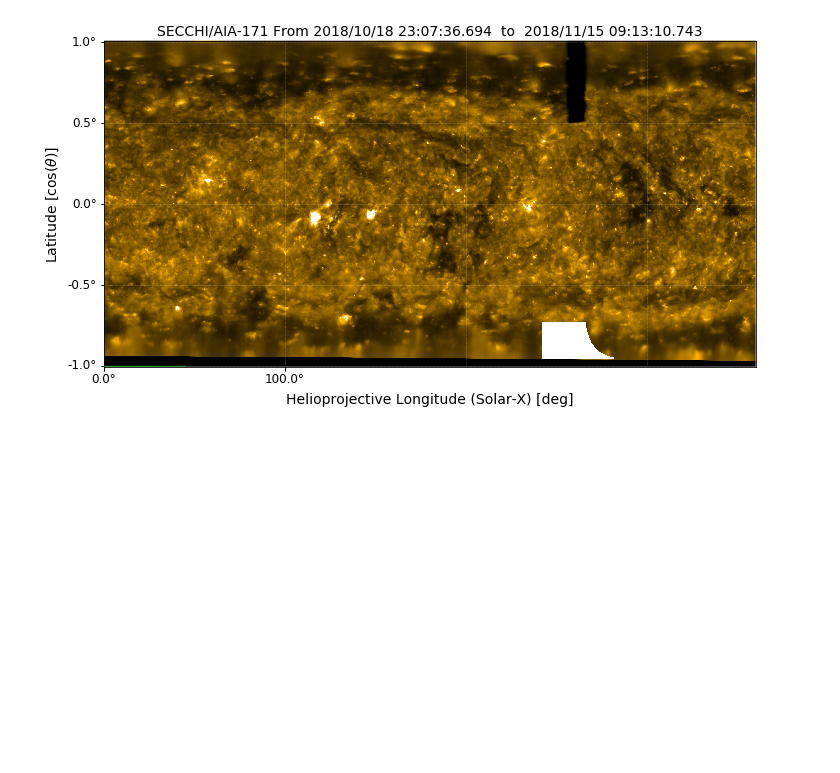
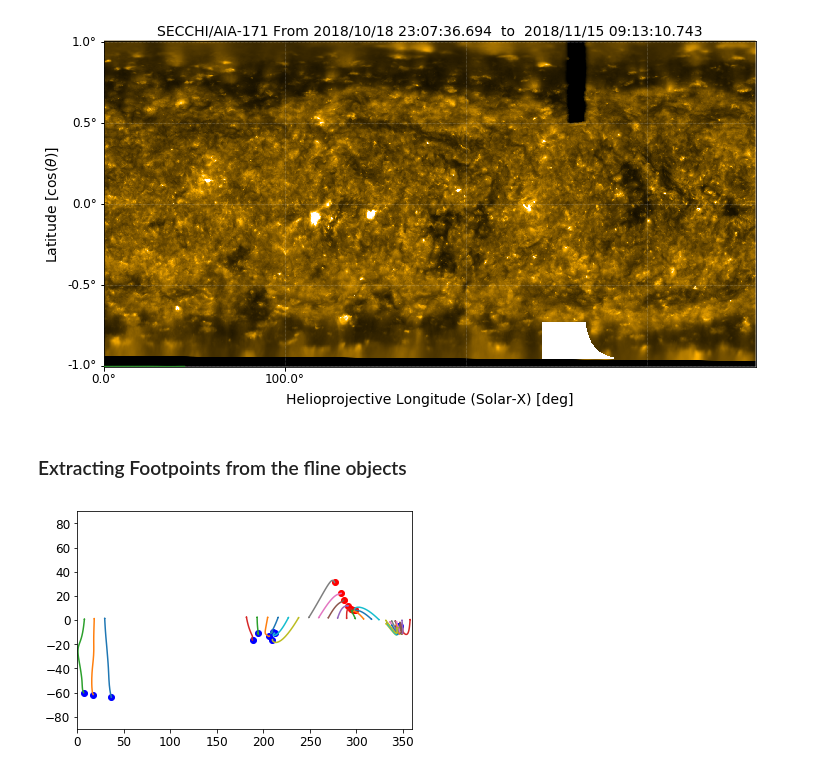
Before and after one commit to pymilo/publication-code, a Jupyter notebook: 2019-psp-connection/pfss_connection-Edited.ipynb, the cells around one changed output. Drawn from its saved outputs; the diff is of its cells as text; code cells hidden in the pictures; blank space fills up the shorter version.

Commit message:
Added lines to extract footpoint time series

```diff
--- a/2019-psp-connection/pfss_connection-Edited.ipynb
+++ b/2019-psp-connection/pfss_connection-Edited.ipynb
@@ -276,3 +280,24 @@ y = axes.coords[1]; y.set_axislabel(r"Latitude [cos($\theta$)]")
 peri_output.plot_pil(axes,colors='tab:green', linestyles='-',color="white")
 # %% [output]
 [figure]
+# %% [markdown]
+### Extracting Footpoints from the fline objects
+# %%
+plt.xlim([0,360])
+plt.ylim([-90,90])
+for fline in flines[::12] :
+    # fline are a subclass of astropy.coordinates.SkyCoords
+    # They are stored in cartesian coordinates and must be converted
+    # to spherical with the following :
+    fline.representation_type = 'spherical'
+    plt.plot(fline.lon,fline.lat)
+    # The data can then be accessed as np.array(fline.lon) for longitude values in degrees
+    # and np.array(fline.lat) for latitude values in degrees
+    # The ordering of the points from spacecraft to footpoint is reveresed if the polarity
+    # is reversed. If the polarity is -1 then the footpoint is the last coordinate in each array,
+    # if the polarity is +1 then the footpoint is the first coordinate in each array
+    index = {-1: -1, 1: 0}.get(fline.polarity)
+    color = {-1: 'blue', 1: 'red'}.get(fline.polarity)
+    plt.scatter(fline.lon[index],fline.lat[index],color=color)
+# %% [output]
+[figure, added]
```
Also changed, not shown: parts of 5 cells of this notebook, 1 other file.
